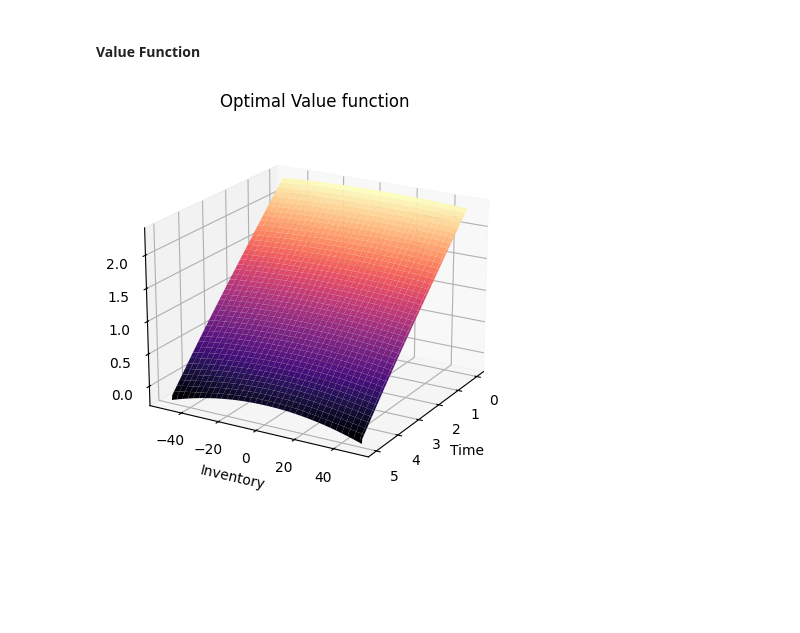
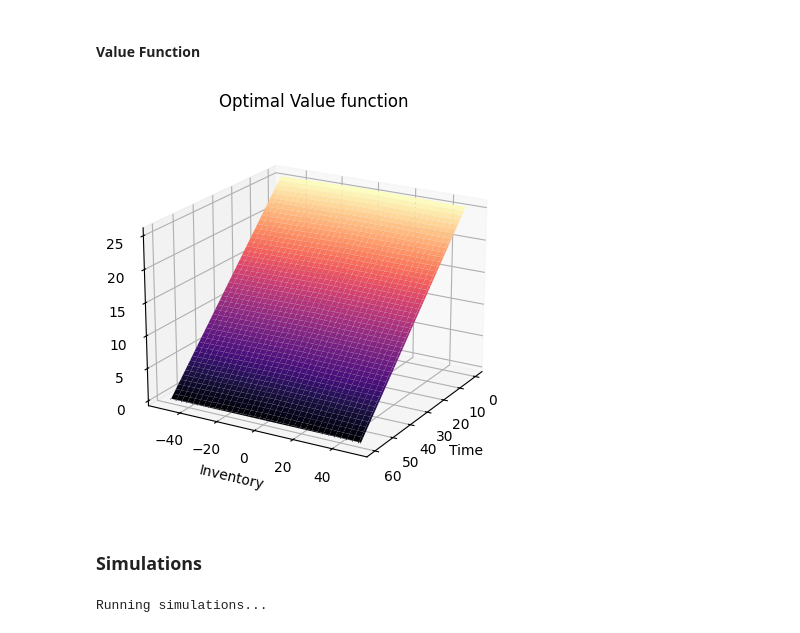
Before and after one commit to rsabum/High-Frequency-Trading, a Jupyter notebook: notebook.ipynb, the cells around one changed output. Cells and saved outputs as stored; diff of their text form; code cells hidden in the pictures; blank space fills up the shorter version.

```diff
--- a/notebook.ipynb
+++ b/notebook.ipynb
@@ -285,17 +301,22 @@ from src import MarketMaker
 # %%
+T = 60               # 5 minutes
+N = T * 60          # one step per second
+
+q_min = -50         # largest allowed short position
+q_max = 50          # largest allowed long position
+
+mu = 0              # drift parameter
+sigma = 0.01        # volatility parameter
+S0 = 100            # initial price
+ds = 0.01           # tick size
+
 lambda_bid = 50     # Number of market order arrivals per minute on the bid
 lambda_ask = 50     # Number of market order arrivals per minute on the ask
 kappa_bid = 100     # Decay parameter for "fill rate" on the bid
 kappa_ask = 100     # Decay parameter for "fill rate" on the ask
 
-phi = 1e-6          # running inventory penalty parameter
-alpha = 1e-4        # terminal inventory penalty parameter
-
-q_min = -50         # largest allowed short position
-q_max = 50          # largest allowed long position
+phi = 1e-2          # running inventory penalty parameter
+alpha = 0           # terminal inventory penalty parameter
 
 rebate = 0.0025     # rebate rate for providing liquidity
 cost = 0.005        # cost for taking liquidity
-
-T = 5               # 5 minutes
-N = T * 60          # one step per second
@@ -307,0 +323,4 @@ Solving HJB-QVI...
+# %%
+market = MarketSimulation(T, N, q_min, q_max, mu, sigma, S0, ds, lambda_bid, lambda_ask, kappa_bid, kappa_ask, rebate, cost)
+agent = MarketMaker(T, N, q_min, q_max, lambda_bid, lambda_ask, kappa_bid, kappa_ask, rebate, cost, phi, alpha)
+agent.solve_hjb_qvi()
@@ -310,21 +332,39 @@ Solving HJB-QVI...
 # %% [markdown]
 #### Value Function
 # %%
+value_function = agent.V
+
 # Plot the value function
 X = value_function.t_grid
 Y = value_function.q_grid
 X, Y = np.meshgrid(X, Y)
 
 
 f = plt.figure(figsize=[5, 5])
 pp3d = plt.axes(projection="3d", elev=20, azim=30)
 pp3d.set_title("Optimal Value function")
 pp3d.set_xlabel("Time")
 pp3d.set_ylabel("Inventory")
 pp3d.set_zlabel("Optimal Value")
 pp3d.plot_surface(X, Y, value_function.V.T, cmap='magma')
 
 
 plt.show()
 # %% [output]
-[figure, old version]
+[figure, new version]
+# %% [markdown]
+### Simulations
+# %%
+print("Running simulations...")
+M = 100
+W = np.zeros((M, N + 1))
+for i in tqdm(range(M)):
+    done = False
+    state = market.reset()
+
+    while not done:
+        action = agent.run(state)
+        state, wealth, done, j = market.step(action)
+        W[i][j] = wealth
+# %% [output]
+Running simulations...
```
Also changed, not shown: parts of 8 cells of this notebook, 4 other files.
